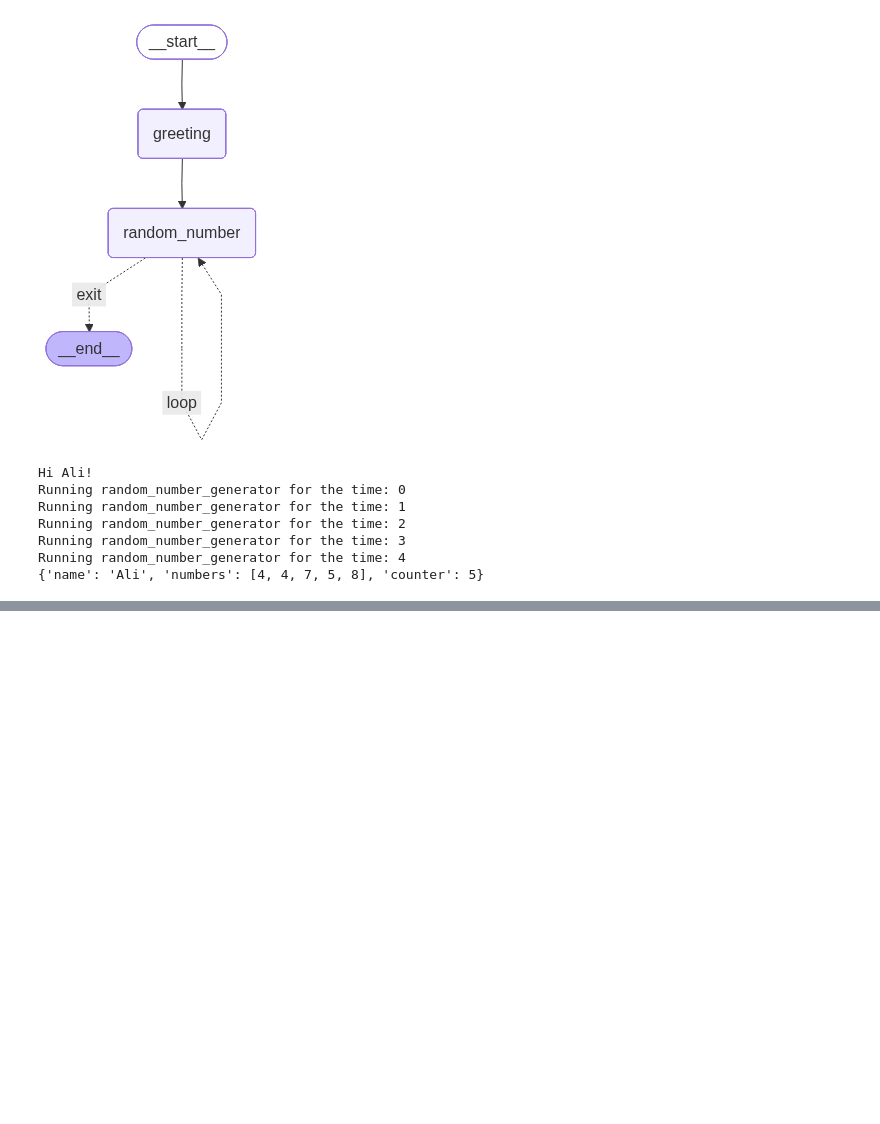
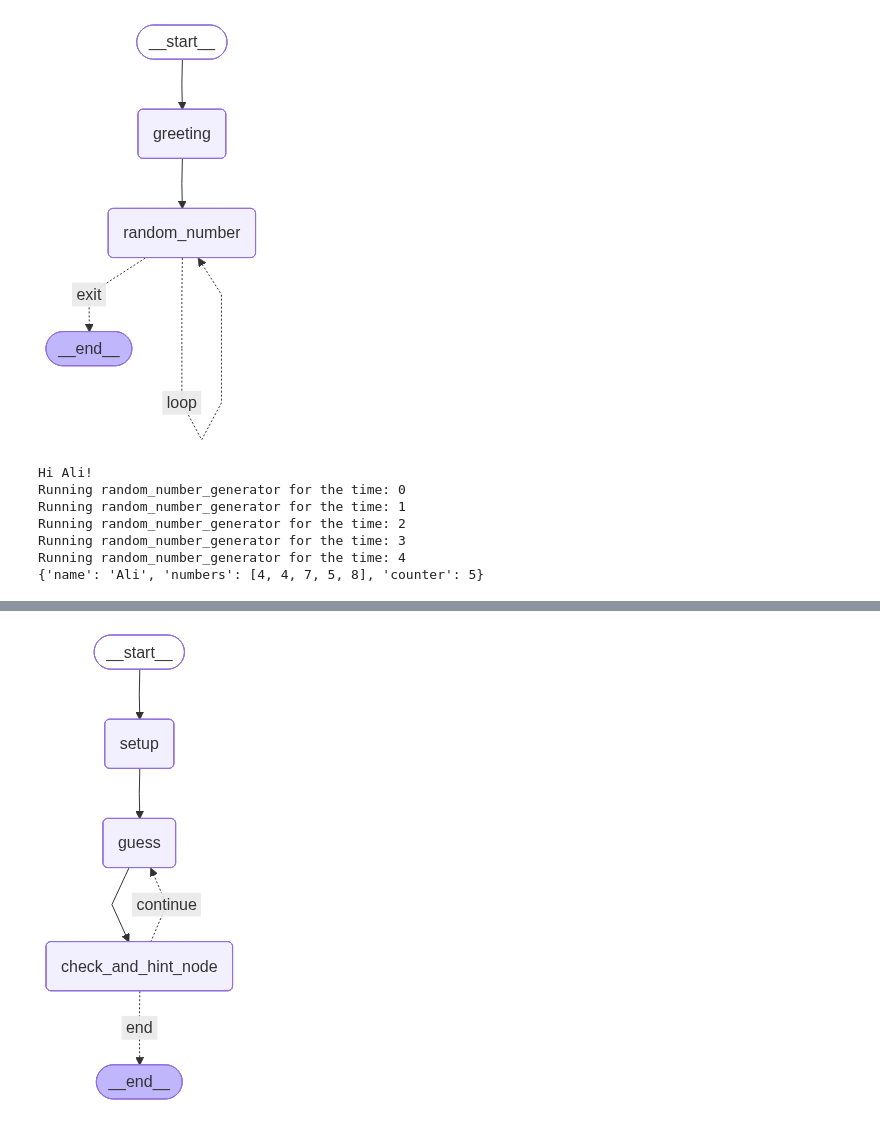
Before and after one commit to AliNisarS/langgraph_practice, a Jupyter notebook: langgraph_practice.ipynb, the cells around one changed output, grey strips where cells are left out. Saved outputs shown, nothing was run; the diff lists cells and outputs as text; code cells hidden in the pictures; blank space fills up the shorter version.

Commit message:
Added a game practice exercise for basic graphs

```diff
--- a/langgraph_practice.ipynb
+++ b/langgraph_practice.ipynb
@@ -486,0 +489,97 @@ Running random_number_generator for the time: 4
+# %%
+from typing import TypedDict, List
+from langgraph.graph import StateGraph, START, END
+from random import randint
+
+class AgentState(TypedDict):
+    player_name: str
+    lower_bound: int
+    upper_bound: int
+    guesses: List[int]
+    current_guess: int
+    attempts_made: int
+    max_attempts: int
+    target_number: int
+    game_over: bool
+
+
+def setup(state: AgentState) -> AgentState:
+    """This function sets up the game"""
+
+    state['target_number'] = randint(state['lower_bound'], state['upper_bound'])
+    print(f"The target number is: {state['target_number']}")
+    state["game_over"] = False
+    state['attempts_made'] = 1
+    print(f"Hello {state['player_name']}!")
+
+    return state
+
+
+def guess(state: AgentState) -> AgentState:
+    """This function tries to randomly guess a number between lower and upper bounds"""
+
+    state['current_guess'] = randint(state['lower_bound'], state['upper_bound'])
+    state["guesses"].append(state["current_guess"])
+    print(f"Attempt {state['attempts_made']}: Guessing {state['current_guess']}")
+
+    return state
+
+
+def check_and_hint_node(state: AgentState) -> AgentState:
+    """This function checks if the guess is correct. If incorrect, it gives a hint and loops back to guess node."""
+    if state["attempts_made"] >= state["max_attempts"]:
+        print("Reached maxed attempts allowed. Game over :(")
+        state["game_over"] = True
+        return state
+    else:
+        if state['current_guess'] == state['target_number']:
+            print("The guess is correct! Game over :)")
+            state["game_over"] = True
+            return state
+        else:
+            state['attempts_made'] += 1
+            if state["current_guess"] < state["target_number"]:
+                print("The guess was too low. Adjusting lower bound...")
+                state["lower_bound"] = state["current_guess"]
+            elif state["current_guess"] > state["target_number"]:
+                print("The guess was too high. Adjusting upper bound...")
+                state["upper_bound"] = state["current_guess"]
+            return state
+
+
+def router(state: AgentState) -> str:
+    "This function routes the game to end if the game_over state is True"
+    if state.get("game_over"):
+        return "end"
+    return "continue"
+
+
+graph = StateGraph(AgentState)
+
+graph.add_node("setup", setup)
+graph.add_node("guess", guess)
+graph.add_node("check_and_hint_node", check_and_hint_node)
+
+graph.add_edge(START, "setup")
+graph.add_edge("setup", "guess")
+graph.add_edge("guess", "check_and_hint_node")
+
+graph.add_conditional_edges(
+    "check_and_hint_node", # source node
+    router,                # router function
+    {                      # mapping (to sink node based on condition)
+        "continue": "guess",
+        "end": END
+    }
+)
+
+app = graph.compile()
+
+from IPython.display import Image, display
+display(Image(app.get_graph().draw_mermaid_png()))
+
+initial_conditions = AgentState(player_name="Student", guesses=[], lower_bound=1, upper_bound=20, max_attempts=7)
+final_state = app.invoke(initial_conditions)
+print(f"Final state: {final_state}")
+# %% [output]
+[figure, added]
```
Also changed, not shown: parts of 2 cells of this notebook.
